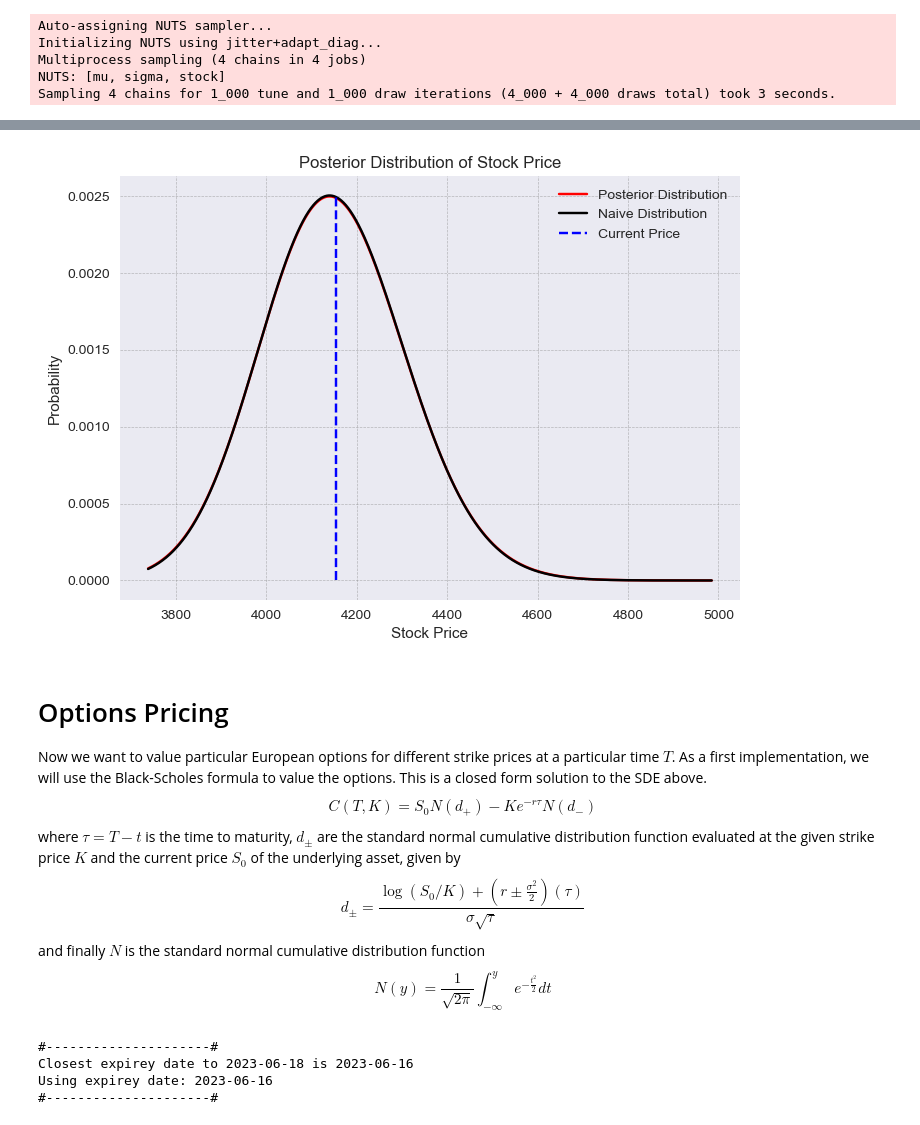
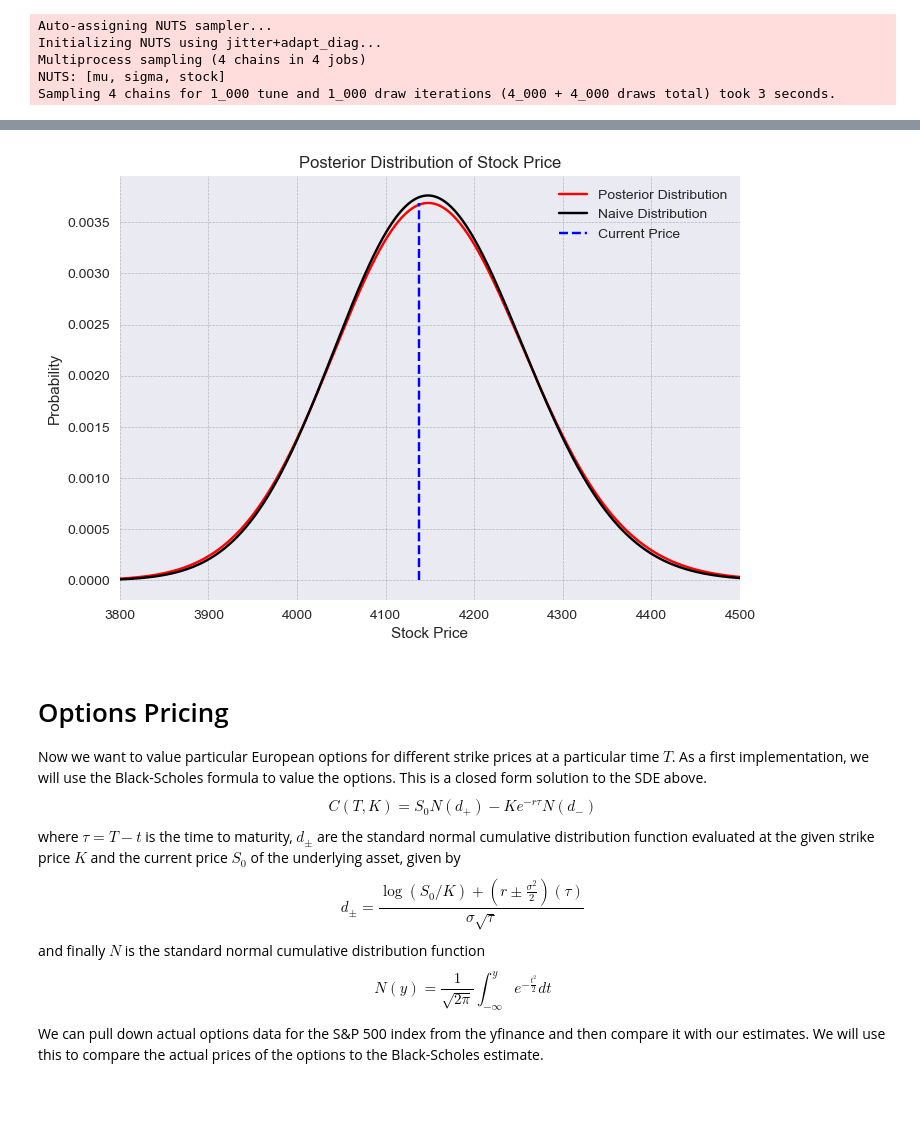
Before and after one commit to mikeal888/Hedging_API, a Jupyter notebook: main.ipynb, the cells around one changed output, grey strips where cells are left out. Cells and saved outputs as stored; diff of their text form; code cells hidden in the pictures; blank space fills up the shorter version.

```diff
--- a/main.ipynb
+++ b/main.ipynb
@@ -33,7 +33,7 @@ ticker = "^GSPC"
 option_ticker = "^SPX"
 
 # set date range
-ddays = 365
+ddays = 100
 end_date = dt.datetime.today()
 start_date = end_date - dt.timedelta(days=ddays)
 
@@ -118,23 +140,28 @@ plt.show()
 # Future time we are inetrested in
 T = 7
 
-s_range = [data['Close'].values[-1]*0.9, data['Close'].values[-1]*1.2]
-s, s_est = infer_stock_pdf(mu_post, sigma_post, data['Close'].values[-1], T, s_range, ds=1)
+s_range = [data['Close'].values[-1]*0.7, data['Close'].values[-1]*1.3]
+ds = 1
+s, s_est = infer_stock_pdf(mu_post, sigma_post, data['Close'].values[-1], T, s_range, ds=ds)
+
+# Compute mean and std of the inferred pdf
+s_mean = np.sum(s*s_est)*ds
+s_std = np.sqrt(np.sum(s**2*s_est)*ds - s_mean**2)
 # %%
 # Plot the posterior distribution
 plt.plot(s, s_est, color='r', label="Posterior Distribution")
 plt.plot(s, stock_pdf(s, data['Close'].values[-1], T, mu, sigma), color='k', label="Naive Distribution")
 plt.vlines(data['Close'].values[-1], 0, np.max(s_est), color='b', linestyle='--', label="Current Price")
 
 plt.xlabel("Stock Price")
 plt.ylabel("Probability")
 plt.title("Posterior Distribution of Stock Price")
 plt.grid(linestyle='--', linewidth=0.5, color='grey', alpha=0.5)
 plt.legend()
-
+plt.xlim([3800, 4500])
 plt.show()
 # %% [output]
-[figure, old version]
+[figure, new version]
 # %% [markdown]
 # Options Pricing
 
@@ -150,23 +177,21 @@ and finally $N$ is the standard normal cumulative distribution function
 $$
 N(y) = \frac{1}{\sqrt{2\pi}} \int_{-\infty}^y e^{-\frac{t^2}{2}} dt
 $$
+
+We can pull down actual options data for the S&P 500 index from the yfinance and then compare it with our estimates. We will use this to compare the actual prices of the options to the Black-Scholes estimate.
 # %%
 S0 = data['Close'].values[-1]
-K = np.linspace(0.9*S0, 1.5*S0, 100)
-tau = 60
+K = np.linspace(0.8*S0, 1.5*S0, 100)
+tau = T
 today = data.index[-1]
 expiry = today + dt.timedelta(days=tau)
 sigma = np.mean(sigma_post)
-r = get_repo_rate(today-dt.timedelta(days=1), today).values[0,0]/365
+r = get_repo_rate(today-dt.timedelta(days=7), today).values[0,0]/(365*100)
 
-call_price = OptionsPriceBSM(S0, K, tau, sigma, r, option_type='call')
-put_price = OptionsPriceBSM(S0, K, tau, sigma, r, option_type='put')
+call_price = OptionsPriceBSM(S0, K, tau, sigma_mean, r, option_type='call')
+put_price = OptionsPriceBSM(S0, K, tau, sigma_mean, r, option_type='put')
 
 # Get the real options data from yahoo finance
-call_options = OptionsData(option_ticker, expiry ,'put').get_options_data()
+call_options = get_options_data(option_ticker, expiry ,'call')
+put_options = get_options_data(option_ticker, expiry ,'put')
-# %% [output]
-#---------------------#
-Closest expirey date to 2023-06-18 is 2023-06-16
-Using expirey date: 2023-06-16
-#---------------------#
 # %%
```
Also changed, not shown: parts of 17 cells of this notebook, 3 other files.
